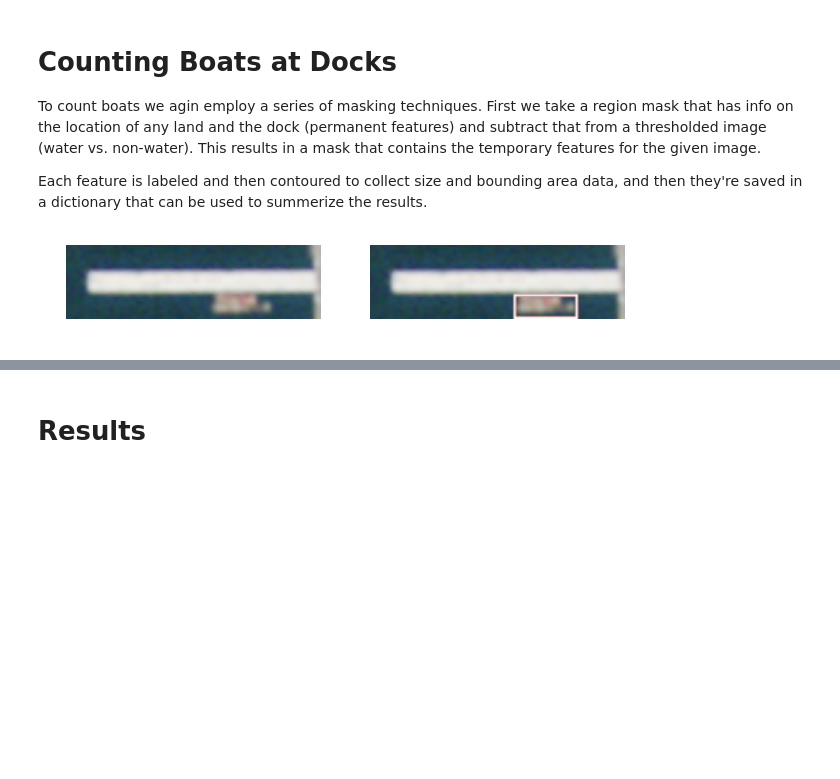
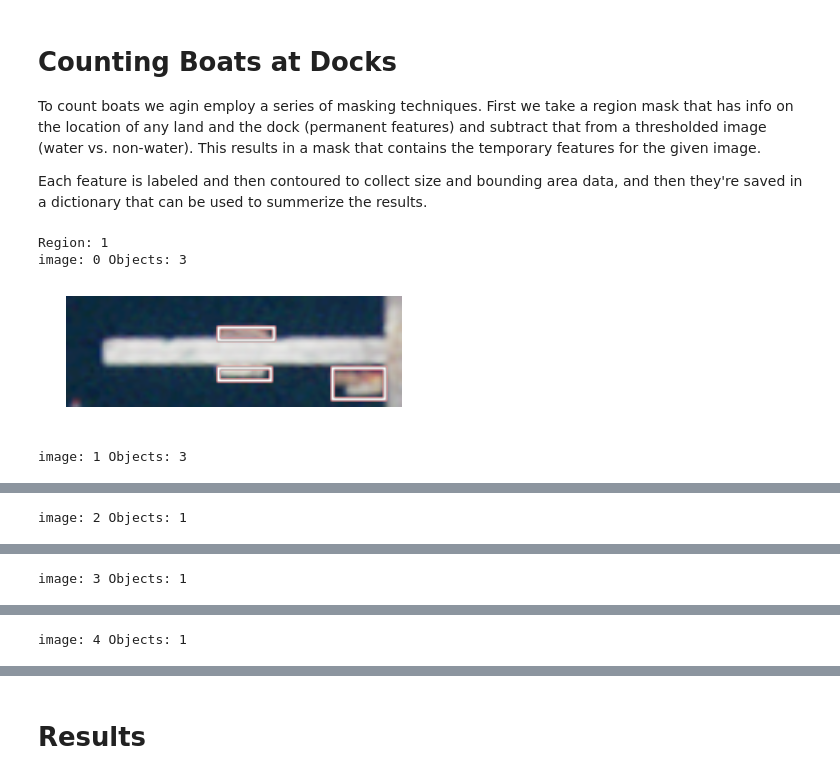
Before and after one commit to chelm/jupyter-demos, a Jupyter notebook: PlanetLabs_SanDiego.ipynb, the cells around one changed output, grey strips where cells are left out. Saved outputs shown, nothing was run; the diff lists cells and outputs as text; code cells hidden in the pictures; blank space fills up the shorter version.

```diff
--- a/PlanetLabs_SanDiego.ipynb
+++ b/PlanetLabs_SanDiego.ipynb
@@ -236,13 +251,15 @@ The next step is to find the bounds of each dock in each image. To do this we ta
 
 Each segment can be filtered based on orientation and solidity (a measure of strength and straightness) and then buffered. The bounding rectange of each segment is then used to extract a corresponding region from each image.
 # %%
+import numpy as np
+import cv2
 
 from skimage import measure
 from skimage.measure import regionprops
 from skimage.morphology import skeletonize, convex_hull_image, medial_axis, opening
 from scipy import ndimage
 
-def seg_buffer(im, dist=15):
+def seg_buffer(im, dist=25):
     mask = im.copy()
     edm1 = cv2.distanceTransform(~im, cv2.cv.CV_DIST_L2, 5)
     s = (edm1 < dist)
@@ -269,7 +286,7 @@ for seg in segment_props:
         or seg.solidity < 0.1):
         continue
 
-    buff, edm1 = seg_buffer((segment_labels == i).astype(np.uint8) * 255, dist=15)
+    buff, edm1 = seg_buffer((segment_labels == i).astype(np.uint8) * 255, dist=18)
     buffers.append(buff)
 
 buffer_sum = reduce( lambda s,e: s + e, buffers )
@@ -285,11 +302,9 @@ for i, cnt in enumerate(contours):
         box = np.int0(box)
         cv2.drawContours(vis,[box],0,(0,0,255),2)
         regions.append({ 'box': box, 'rect': rect, 'bounds': cv2.boundingRect(cnt)})
-        #cv2.rectangle(vis,(x,y),(x+w,y+h),0,2)
 
 render_array(buffer_sum)
 render_array(vis)
-
 
 def crop_region(region, img):
     rect = region['rect']
@@ -349,7 +364,7 @@ def scanline_mask(imask):
 
 def saturation_mask(img, threshold=170):
     gray = cv2.cvtColor(img, cv2.COLOR_RGB2HSV)
-    normS = ndimage.convolve(~normalize(smooth(gray[:,:,1])), np.ones([3,3])/9)
+    normS = ndimage.convolve(~smooth(gray[:,:,1]), np.ones([3,3])/9)
     mask = normS > threshold
     return mask
 
@@ -360,7 +375,7 @@ for r in xrange(len(image_regions[0])):
     _masks = []
     for i in xrange(len(image_regions)):
         img = image_regions[i][r].copy()
-        mask = hsv_mask( img )
+        mask = saturation_mask( img )
         _masks.append( mask )
 
     region_masks_all.append(_masks)
@@ -388,12 +572,30 @@ Each feature is labeled and then contoured to collect size and bounding area dat
 import cv2
 from skimage.morphology import binary_opening
 
-threshold = 170
+import pandas as pd
+import matplotlib.pyplot as plt
+import matplotlib
+matplotlib.style.use('ggplot')
+%matplotlib inline
+
+
+def show_region(r):
+    print 'Region:', r
+    counts = []
+    for i, image in enumerate(image_regions):
+        objects = found_objects[i][r]
+        print 'image:', i, 'Objects:', objects['count']
+        counts.append(objects['count'])
+        vis = image[r].copy()
+        for cnt in objects['contours']:
+            x,y,w,h = cv2.boundingRect(cnt)
+            cv2.rectangle(vis,(x,y),(x+w,y+h),(255,0,0),1)
+        render_array(vis, width=6, height=6)
+
 
 def find_objects(r, r_img, show=False):
     vis = r_img.copy()
-    #t_mask = threshold_mask2( r_img, threshold=threshold )
-    t_mask = hsv_mask( r_img, threshold=threshold )
+    t_mask = saturation_mask( r_img, threshold=threshold )
 
     mask = region_masks[r].copy()
     diff = mask - t_mask
@@ -405,35 +607,52 @@ def find_objects(r, r_img, show=False):
 
     if show == True:
         render_array(vis, r_img, width=10, height=10)
         #render_array(r_img)
 
     contours, hierarchy = cv2.findContours(diff.copy(), cv2.RETR_EXTERNAL, cv2.CHAIN_APPROX_NONE)
 
     filter_contours = []
     areas = []
     for cnt in contours:
         area = cv2.contourArea(cnt)
         if area > 20.0:
             areas.append(area)
             filter_contours.append(cnt)
             x,y,w,h = cv2.boundingRect(cnt)
             cv2.rectangle(vis,(x,y),(x+w,y+h),(255,0,0),1)
             #cv2.drawContours(vis, cnt, -1, (255,0,0), 2)
     return filter_contours, areas
 
-
+threshold = 170
 found_objects = []
 for i, regions in enumerate(image_regions):
     region_objs = []
     for r, img in enumerate(regions):
         contours, areas = find_objects(r, img.copy())
         cnt = len(contours)
 
         region_objs.append({'areas': areas, 'contours': contours, 'count': cnt})
     found_objects.append(region_objs)
 
-c,a = find_objects(1, image_regions[4][1], show=True)
-c,a = find_objects(5, image_regions[4][5], show=True)
-c,a = find_objects(0, image_regions[3][0], show=True)
+#c,a = find_objects(1, image_regions[4][1], show=True)
+#c,a = find_objects(5, image_regions[4][5], show=True)
+#c,a = find_objects(0, image_regions[3][0], show=True)
+#time.sleep(1)
+
+show_region(1)
+
+import pandas as pd
+import matplotlib.pyplot as plt
+matplotlib.style.use('ggplot')
+%matplotlib inline
+
+cnts = [[o['count'] for o in img] for img in found_objects]
+
+df2 = pd.DataFrame(np.array(cnts).transpose(), columns=['Image 1', 'Image 2', 'Image 3', 'image 4','Image 5'])
+df2.plot.bar(figsize=(15, 4))
+plt.show()
 # %% [output]
+Region: 1
+image: 0 Objects: 3
-[figure, old version]
+[figure, new version]
+image: 1 Objects: 3
@@ -440,0 +660 @@ c,a = find_objects(0, image_regions[3][0], show=True)
+image: 2 Objects: 1
@@ -441,0 +662 @@ c,a = find_objects(0, image_regions[3][0], show=True)
+image: 3 Objects: 1
@@ -441,0 +664 @@ c,a = find_objects(0, image_regions[3][0], show=True)
+image: 4 Objects: 1
```
Also changed, not shown: parts of 10 cells of this notebook, 8 other files.
